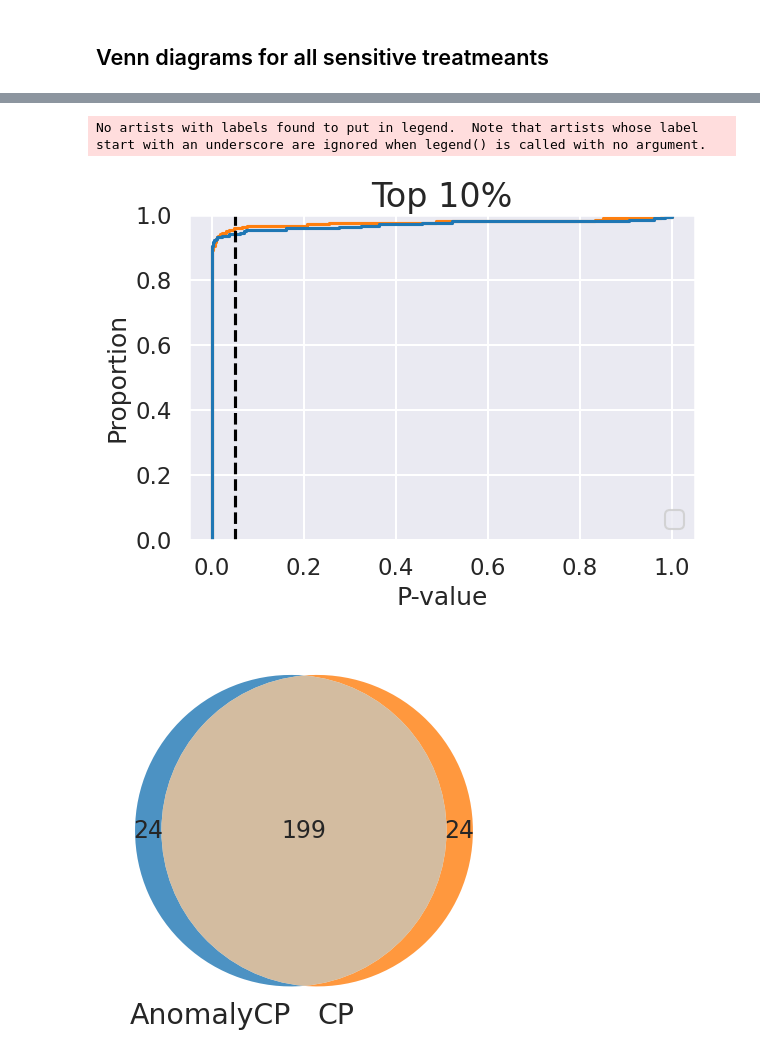
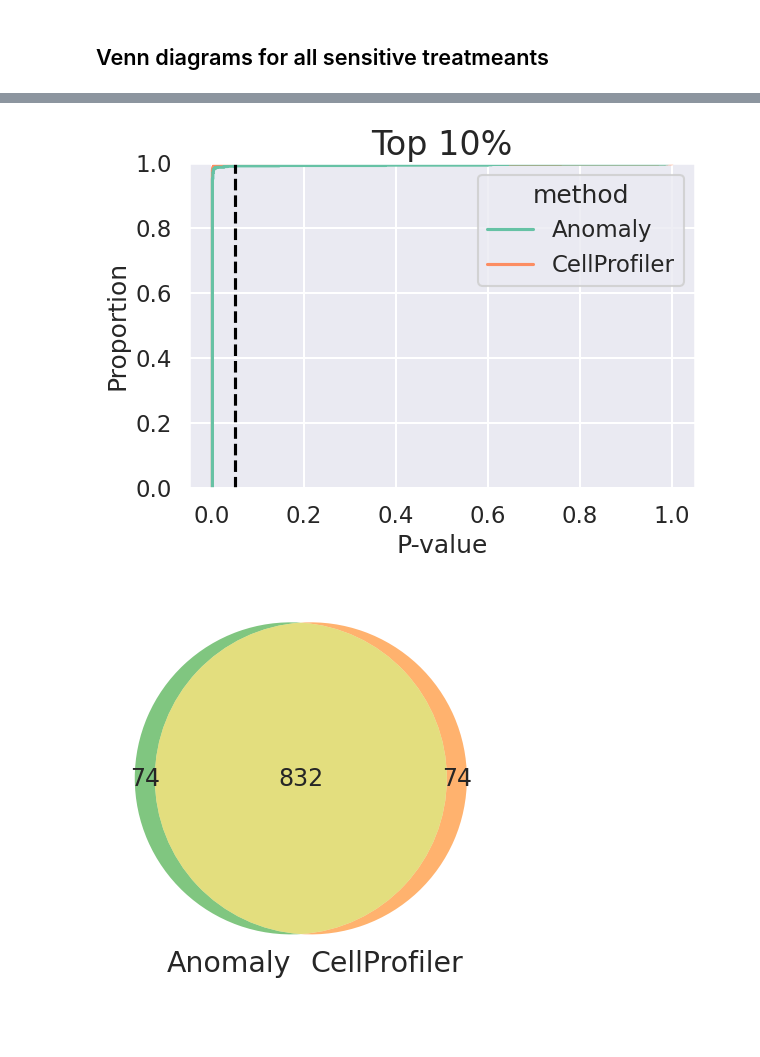
Before and after one commit to zaritskylab/AnomalyDetectionScreening, a Jupyter notebook: 1.evaluate_screen/percantage_replicating.ipynb, the cells around one changed output, grey strips where cells are left out. Saved outputs shown, nothing was run; the diff lists cells and outputs as text; code cells hidden in the pictures; blank space fills up the shorter version.

```diff
--- a/1.evaluate_screen/percantage_replicating.ipynb
+++ b/1.evaluate_screen/percantage_replicating.ipynb
@@ -36,7 +36,7 @@ ds_info_dict={'CDRP':['CDRP-BBBC047-Bray',['Metadata_Sample_Dose','pert_sample_d
 # dataset options: 'CDRP' , 'LUAD', 'TAORF', 'LINCS', 'CDRP-bio'
 # datasets=['TAORF','LUAD','LINCS', 'CDRP-bio']
 datasets=['CDRP-bio']
-# datasets=['LINCS']
+datasets=['LINCS']
 dataset= datasets[0]
 # DT_kfold={'LUAD':10, 'TAORF':5, 'LINCS':25, 'CDRP-bio':6,'CDRP':40}
 exp_name = 'report_911_t'
@@ -45,8 +45,8 @@ normalize_by_all = True
 # from IPython.display import clear_output
 ################################################
 # CP Profile Type options: 'augmented', 'augmented_after_fs' , 'normalized', 'normalized_variable_selected'
-# profileType='augmented'
-profileType ='normalized_variable_selected'
+profileType='augmented'
+# profileType ='normalized_variable_selected'
 
 z_trim = 10
 t_thresholds = [2]
@@ -657,13 +608,13 @@ from utils.plotting import plot_p_vs_median
 final_df.rename(columns={'SS_2_':'SS_2'}, inplace=True)
 final_df.rename(columns={'':'p_val'}, inplace=True)
 final_df.rename(columns={'_log':'p_val_log'}, inplace=True)
-final_df.replace('anomaly_err', 'AnomalyCP', inplace=True)
-final_df.replace('raw', 'CP', inplace=True)
+final_df.replace('anomaly_err', 'Anomaly', inplace=True)
+final_df.replace('raw', 'CellProfiler', inplace=True)
 
 
-sns.ecdfplot(data=final_df, x="p_val", hue="method")
+sns.ecdfplot(data=final_df, x="p_val", hue="method",palette=palette)
 plt.axvline(0.05, ls='--', c='black')
 
 path= f'{exp_save_dir}/p_val_ecdf_all{exp_suffix}.png'
-fig.get_figure().savefig(path)
+plt.savefig(path)
 # %% [output]
@@ -685,7 +627,7 @@ df_top_25 = pd.DataFrame()
 inds = {}
 subset_ratio = 0.25
 # subset_cpds = int(len(final_df)*subset_ratio)
-m_names = ['AnomalyCP', 'CP']
+m_names = ['Anomaly', 'CellProfiler']
 subset_cpds = int((len(final_df)*subset_ratio)/ len(m_names))
 for m in m_names:
     df_m = final_df[final_df['method']==m]
@@ -703,7 +645,7 @@ for m in m_names:
 
 # plot_p_vs_median(df_top_25,'cellpainting_figures', 'p_vs_ss_log.png',x_col="SS_2", y_col="p_val_log", plot = 'kde')
 plt.rcParams.update({'font.size': 17})
-sns.ecdfplot(data=df_top_25, x="p_val", hue="method")
+sns.ecdfplot(data=df_top_25, x="p_val", hue="method",palette=palette)
 # plt.legend(loc='lower right')
 plt.title('Top 25%',fontsize=22)
 plt.xlabel('P-value')
@@ -711,5 +653,5 @@ plt.axvline(0.05, ls='--', c='black')
 plt.tight_layout()
 
 path= f'{exp_save_dir}/p_val_ecdf_25{exp_suffix}.png'
-fig.get_figure().savefig(path)
+plt.savefig(path)
 # %% [output]
@@ -730,8 +676,10 @@ import seaborn as sns
 df_top_25 = pd.DataFrame()
 inds = {}
 subset_ratio = 0.1
+palette='Set2'
 # subset_cpds = int(len(final_df)*subset_ratio)
-m_names = ['AnomalyCP', 'CP']
+# m_names = ['AnomalyCP', 'CP']
+
 subset_cpds = int((len(final_df)*subset_ratio)/ len(m_names))
 for m in m_names:
     df_m = final_df[final_df['method']==m]
@@ -750,9 +698,9 @@ for m in m_names:
 # plot_p_vs_median(df_top_25,'cellpainting_figures', 'p_vs_ss_log.png',x_col="SS_2", y_col="p_val_log", plot = 'kde')
 plt.rcParams.update({'font.size': 17})
 
-sns.ecdfplot(data=df_top_25, x="p_val", hue="method")
+sns.ecdfplot(data=df_top_25, x="p_val", hue="method",palette=palette)
 # sns.set(rc={'figure.figsize':(5,7)})
-plt.legend(loc='lower right')
+# plt.legend(loc='lower right')
 plt.title('Top 10%',fontsize=24)
 plt.xlabel('P-value')
 plt.axvline(0.05, ls='--', c='black')
@@ -760,17 +708,16 @@ plt.tight_layout()
 
 
 path= f'{exp_save_dir}/p_val_ecdf_10{exp_suffix}.png'
-fig.get_figure().savefig(path)
+plt.savefig(path)
 # %% [output]
-No artists with labels found to put in legend.  Note that artists whose label start with an underscore are ignored when legend() is called with no argument.
-[figure, old version]
+[figure, new version]
 # %%
-c = venn2([set(inds[m_names[0]]), set(inds[m_names[1]])], set_labels = (m_names[0],m_names[1]), set_colors=("tab:blue","tab:orange"),alpha=0.8)
+c = venn2([set(inds[m_names[0]]), set(inds[m_names[1]])], set_labels = (m_names[0],m_names[1]),  alpha=0.6,set_colors=("tab:green","tab:orange"))
 
 path= f'{exp_save_dir}/p_val_venn_10{exp_suffix}.png'
-fig.get_figure().savefig(path)
+plt.savefig(path)
 # %% [output]
-[figure, old version]
+[figure, new version]
 # %%
 # plot_p_vs_median(final_df,'cellpainting_figures', 'p_vs_ss_log.png',x_col="SS_2", y_col="p_val_log", plot = 'kde')
 len(inds[m_names[0]])
```
Also changed, not shown: parts of 28 cells of this notebook, 30 other files.
